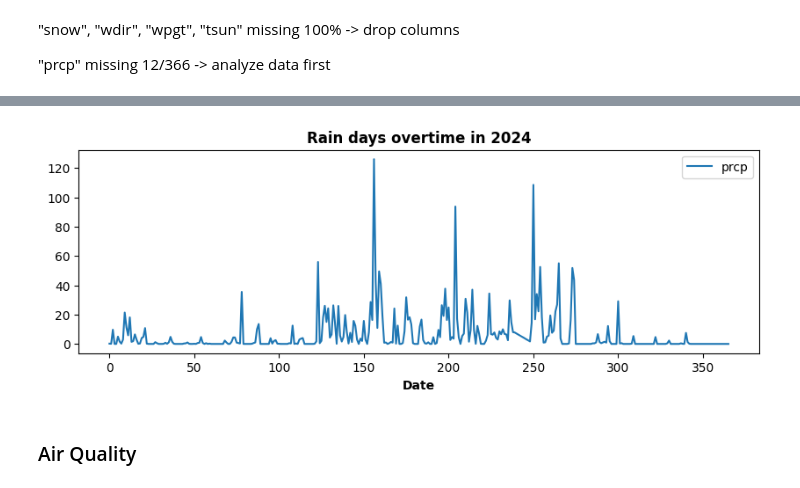
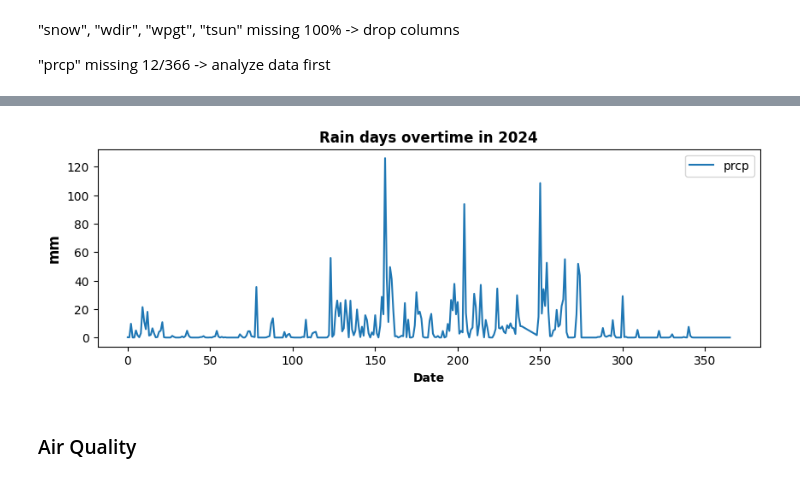
Before and after one commit to tannedjames/2526-LTXLDL-Project-AIT2006-4-3.2, a Jupyter notebook: src/cleaning_data.ipynb, the cells around one changed output, grey strips where cells are left out. Drawn from its saved outputs; the diff is of its cells as text; code cells hidden in the pictures.

```diff
--- a/src/cleaning_data.ipynb
+++ b/src/cleaning_data.ipynb
@@ -102,13 +98,14 @@ weather_df.plot(kind="line", x="date", y="prcp", figsize=(10,3))
 # %%
 weather_df["prcp"] = weather_df["prcp"].interpolate(method="linear")
 ax = weather_df.plot(kind="line", y="prcp", figsize=(10,3))
 ax.set_xlabel("Date", fontweight="bold")
 ax.set_title("Rain days overtime in 2024", fontweight="bold")
+ax.set_ylabel('mm', fontsize=12, fontweight='bold')
 
 plt.savefig("../figures/rain_days_over_time.png", dpi=300, bbox_inches='tight')
 plt.show()
 # %% [output]
-[figure, old version]
+[figure, new version]
 # %% [markdown]
 ### Air Quality
 # %%
```
Also changed, not shown: parts of 4 cells of this notebook, 4 other files.
